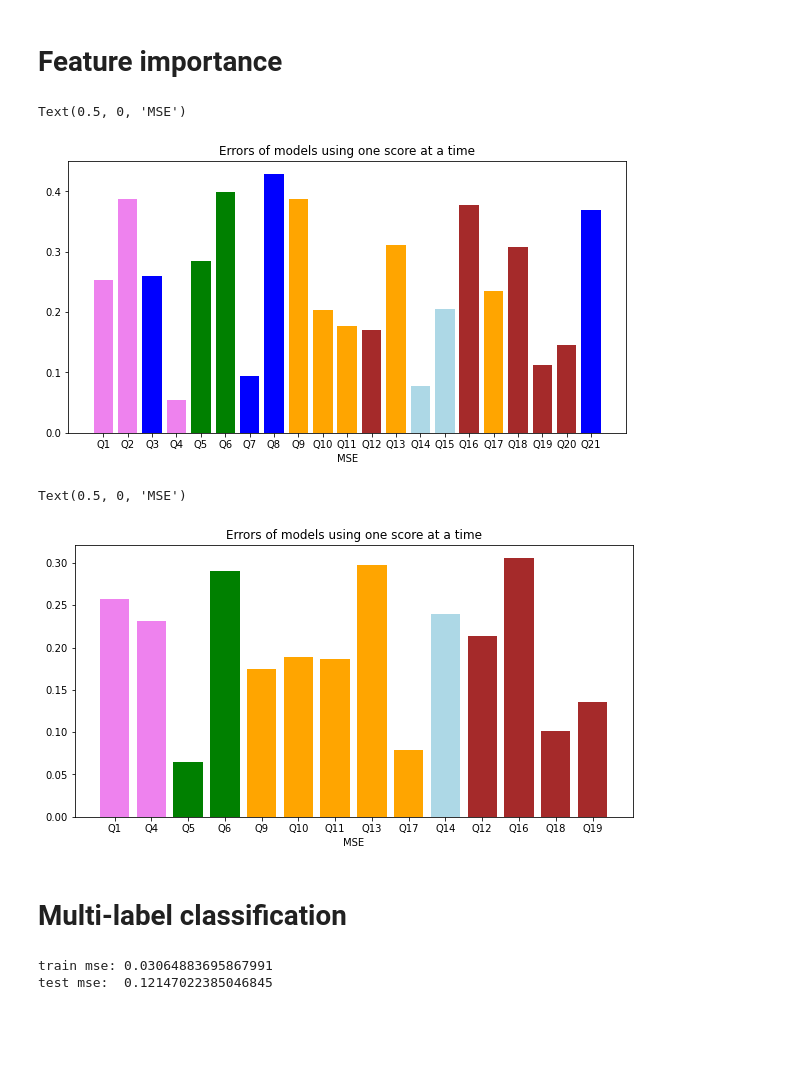
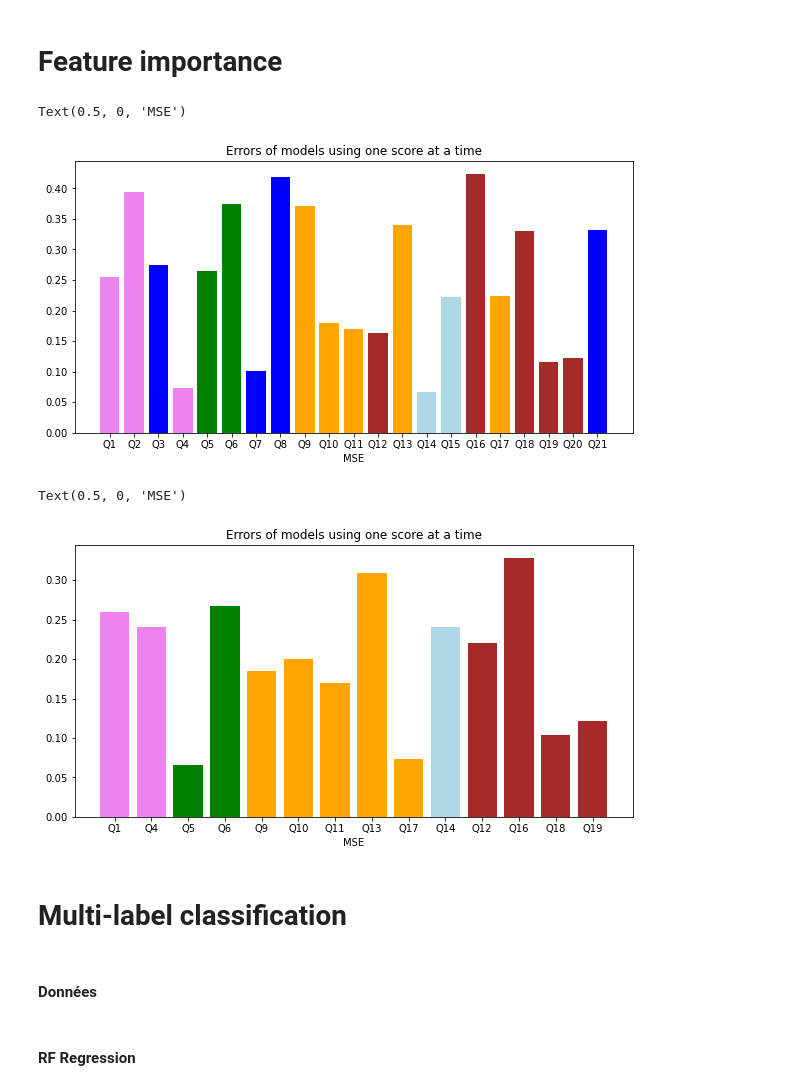
Before and after one commit to Kinzakasmi/Video-Interviews-Analysis, a Jupyter notebook: main.ipynb, the cells around one changed output. Cells and saved outputs as stored; diff of their text form; code cells hidden in the pictures; blank space fills up the shorter version.

Commit message:
Modeling

```diff
--- a/main.ipynb
+++ b/main.ipynb
@@ -268,8 +122,12 @@ import matplotlib.pyplot as plt
 from sklearn.ensemble import RandomForestRegressor
 from sklearn.model_selection import train_test_split
 from sklearn.metrics import mean_squared_error, f1_score
+from sklearn.preprocessing import StandardScaler
 
 X_train, X_test, y_train, y_test = train_test_split(feats,scores,test_size=0.2, random_state=42)
+scaler = StandardScaler()
+X_train = scaler.fit_transform(X_train)
+X_test = scaler.transform(X_test)
 
 parole = ['Q1','Q2','Q4']
 texte = ['Q5','Q6']
@@ -313,66 +171,76 @@ plt.xlabel('Question')
 plt.xlabel('MSE')
 # %% [output]
 Text(0.5, 0, 'MSE')
-[figure, old version]
+[figure, new version]
 # %%
 parole = ['Q1','Q4']
 texte = ['Q5','Q6']
 visuel = []
 discours = ['Q9','Q10','Q11','Q13','Q17']
 motivation = ['Q14']
 impression = ['Q12','Q16','Q18','Q19']
 best_scores = parole+texte+visuel+discours+motivation+impression
 
 colors = pd.DataFrame()
 colors['column'] = best_scores
 colors['col'] = colors.apply(lambda c: color(c.column),axis=1)
 
 X_train, X_test, y_train, y_test = train_test_split(feats,scores[best_scores],test_size=0.2, random_state=42)
+scaler = StandardScaler()
+X_train = scaler.fit_transform(X_train)
+X_test = scaler.transform(X_test)
 
 mse = []
 model = RandomForestRegressor()
 for q in best_scores:
     y_tr = y_train[q]
     y_te = y_test[q]
 
     model.fit(X_train,y_tr)
     mse.append(mean_squared_error(model.predict(X_test),y_te))
 
 plt.figure(figsize=(10,5))
 plt.bar(best_scores,mse, color=colors['col'])
 plt.title('Errors of models using one score at a time')
 plt.xlabel('Question')
 plt.xlabel('MSE')
 # %% [output]
 Text(0.5, 0, 'MSE')
-[figure, old version]
+[figure, new version]
 # %% [markdown]
 # Multi-label classification
+# %% [markdown]
+#### Données
 # %%
 import numpy as np
+import matplotlib.pyplot as plt
+from sklearn.ensemble import RandomForestRegressor
+from sklearn.ensemble import RandomForestClassifier
+from sklearn.svm import SVC
+from sklearn.neural_network import MLPClassifier
+from sklearn.multioutput import MultiOutputClassifier
+from sklearn.model_selection import train_test_split
+from sklearn.metrics import mean_squared_error, accuracy_score
+from sklearn.preprocessing import StandardScaler
+
+
+parole = ['Q1','Q4']
+texte = ['Q5','Q6']
+visuel = []
+discours = ['Q9','Q10','Q11','Q13','Q17']
+motivation = ['Q14']
+impression = ['Q12','Q16','Q18','Q19']
+best_scores = parole+texte+visuel+discours+motivation+impression
 
 score = scores.copy()
 score['parole'] = score[parole].mean(axis=1)
 score['texte'] = score[texte].mean(axis=1)
-#score['visuel'] = score[visuel].mean(axis=1)
 score['discours'] = score[discours].mean(axis=1)
 score['motivation'] = score[motivation].mean(axis=1)
 score['impression'] = score[impression].mean(axis=1)
-score['all'] = score.mean(axis=1)
+score['all'] = score[best_scores].mean(axis=1)
 
 score = score[['parole','texte','discours','motivation','impression','all']]
-
-
-X_train, X_test, y_train, y_test = train_test_split(feats,score,test_size=0.2, random_state=42)
-
-model = RandomForestRegressor(n_estimators=50,max_depth=50)
-model.fit(X_train,y_train)
-
-metric = mean_squared_error
-
-print('train mse:',metric(model.predict(X_train),y_train))
-print('test mse: ',metric(model.predict(X_test),y_test))
-# %% [output]
-train mse: 0.03064883695867991
-test mse:  0.12147022385046845
+# %% [markdown]
+#### RF Regression
 # %%
```
Also changed, not shown: parts of 24 cells of this notebook, 2 other files.
